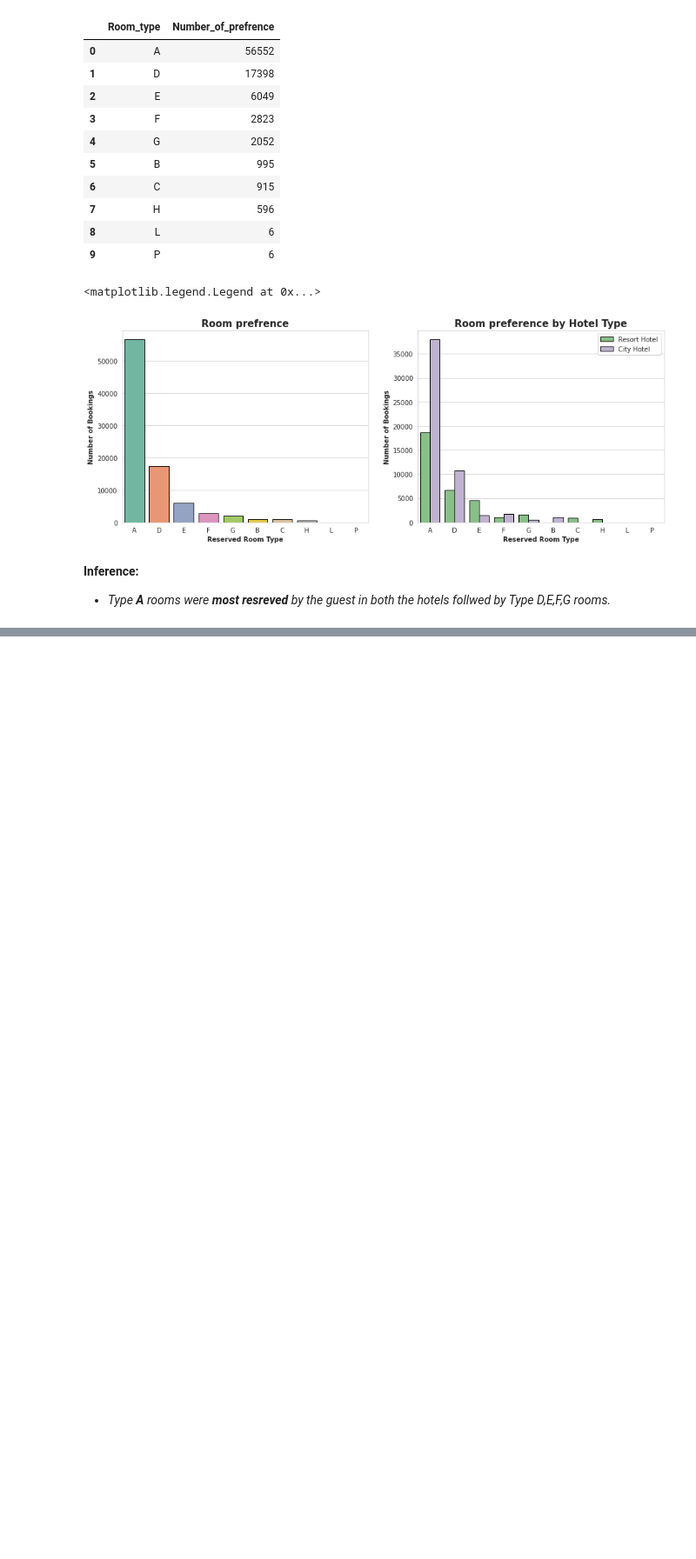
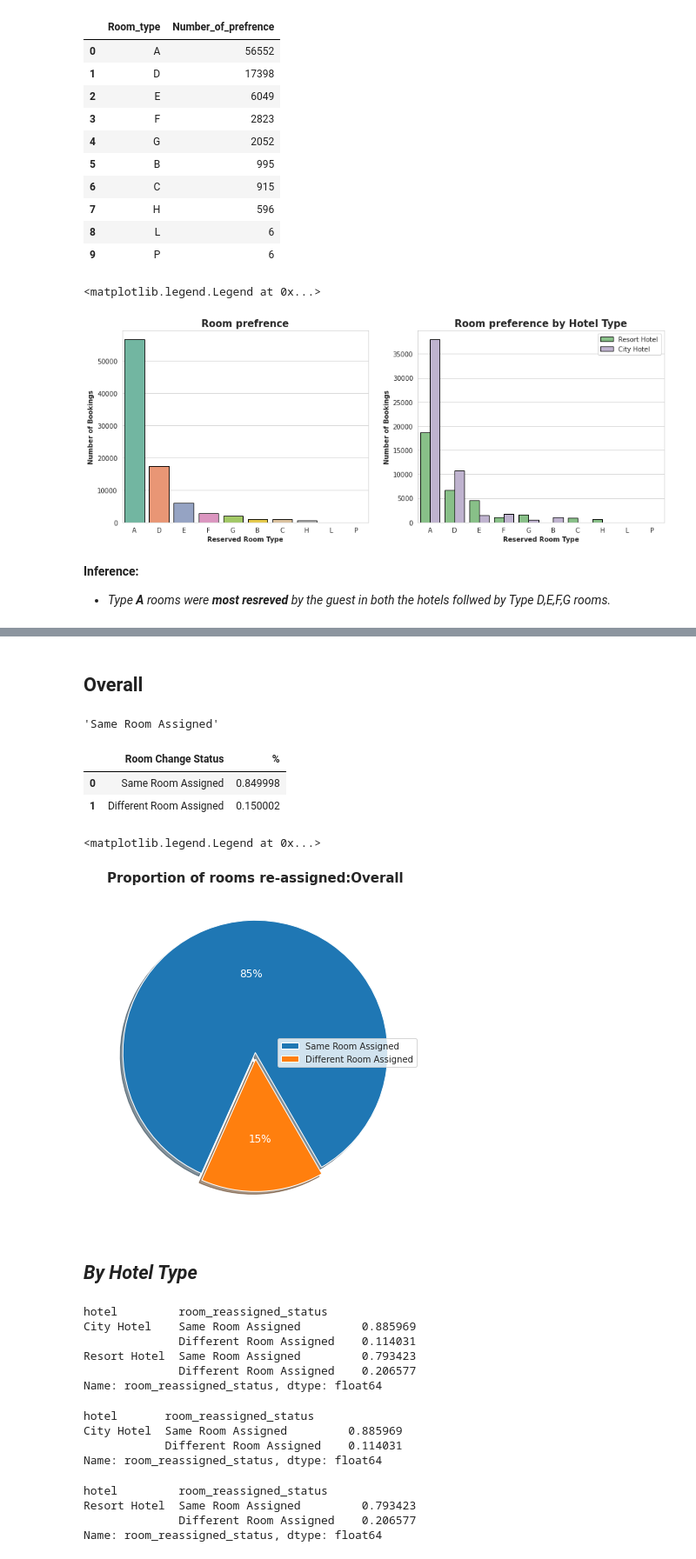
Before and after one commit to shrikantkute/EDA-Hotel-Booking, a Jupyter notebook: Hotel_Booking_EDA.ipynb, the cells around one changed output, grey strips where cells are left out. Shown: that part at 87% size. Saved outputs shown, nothing was run; the diff lists cells and outputs as text; code cells hidden in the pictures; blank space fills up the shorter version.

```diff
--- a/Hotel_Booking_EDA.ipynb
+++ b/Hotel_Booking_EDA.ipynb
@@ -586,0 +595,38 @@ plt.legend(loc='upper right')
+# %% [markdown]
+## Overall
+# %%
+# Write a function to comapre the rooms in both columns
+def get_same_type_room_assigned_or_not(a,b):
+  '''This function will compare the two columns and will assign the o/p as Same Room Assigned or Different Room Assigned'''
+  if a==b:
+    return 'Same Room Assigned'
+  else:
+    return "Different Room Assigned"
+# %%
+# test the function get_same_type_room_assigned_or_not
+get_same_type_room_assigned_or_not(hotel_df.iloc[0]['reserved_room_type'],hotel_df.iloc[0]['assigned_room_type'])
+# %% [output]
+'Same Room Assigned'
+# %%
+# Create new column:room_reassigned_status using fucntion get_same_type_room_assigned_or_not
+hotel_df['room_reassigned_status']=hotel_df.apply(lambda row:get_same_type_room_assigned_or_not(row['reserved_room_type'],
+                                                                                     row['assigned_room_type']),axis=1)
+# %%
+#Overall change % data
+room_change_percentage=hotel_df['room_reassigned_status'].value_counts(normalize=1).reset_index()
+room_change_percentage.rename(columns={'index':'Room Change Status','room_reassigned_status':'%'},inplace=True)
+room_change_percentage
+# %% [output]
+|  | Room Change Status | % |
+| 0 | Same Room Assigned | 0.849998 |
+| 1 | Different Room Assigned | 0.150002 |
+# %%
+# Visualization
+plt.figure(figsize=(7,7))
+plt.pie(x='%',startangle=300,autopct='%1.0f%%' ,textprops={'color':"w",'fontsize':12},data=room_change_percentage,shadow=True,explode=(0,0.05))
+plt.title('Proportion of rooms re-assigned:Overall',fontsize=15,weight='bold')
+# OR # labels=['Same Room Assigned','Different Room Assigned	']
+plt.legend(labels=room_change_percentage["Room Change Status"].value_counts().index,loc=('center right'))
+# %% [output]
+<matplotlib.legend.Legend at 0x...>
+[figure, added]
@@ -586,0 +635,30 @@ plt.legend(loc='upper right')
+# %% [markdown]
+## *By Hotel Type*
+# %%
+room_change_percentage_by_hotel_type=hotel_df.groupby('hotel')['room_reassigned_status'].value_counts(normalize=1)
+room_change_percentage_by_hotel_type
+# %% [output]
+hotel         room_reassigned_status
+City Hotel    Same Room Assigned         0.885969
+              Different Room Assigned    0.114031
+Resort Hotel  Same Room Assigned         0.793423
+              Different Room Assigned    0.206577
+Name: room_reassigned_status, dtype: float64
+# %%
+# CITY HOTEL
+room_change_percentage_for_city_hotel=room_change_percentage_by_hotel_type[0:2]
+room_change_percentage_for_city_hotel
+# %% [output]
+hotel       room_reassigned_status
+City Hotel  Same Room Assigned         0.885969
+            Different Room Assigned    0.114031
+Name: room_reassigned_status, dtype: float64
+# %%
+# RESORT HOTEL
+room_change_percentage_for_resort_hotel=room_change_percentage_by_hotel_type[2:6]
+room_change_percentage_for_resort_hotel
+# %% [output]
+hotel         room_reassigned_status
+Resort Hotel  Same Room Assigned         0.793423
+              Different Room Assigned    0.206577
+Name: room_reassigned_status, dtype: float64
```
Also changed, not shown: parts of 34 cells of this notebook.
